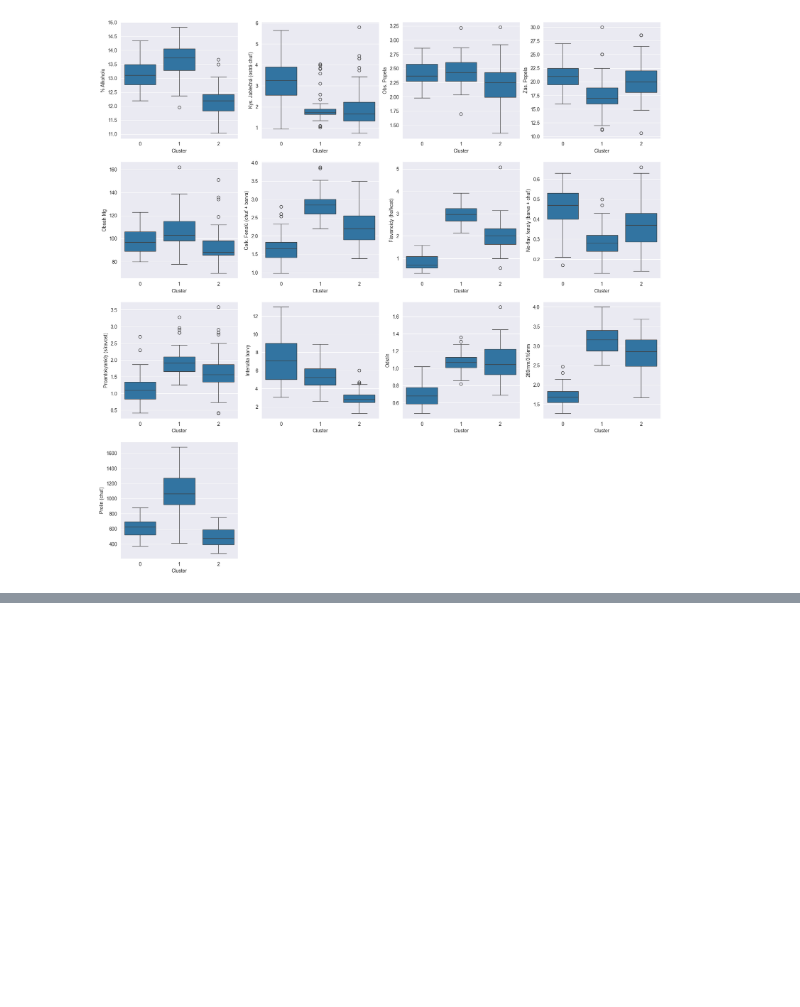
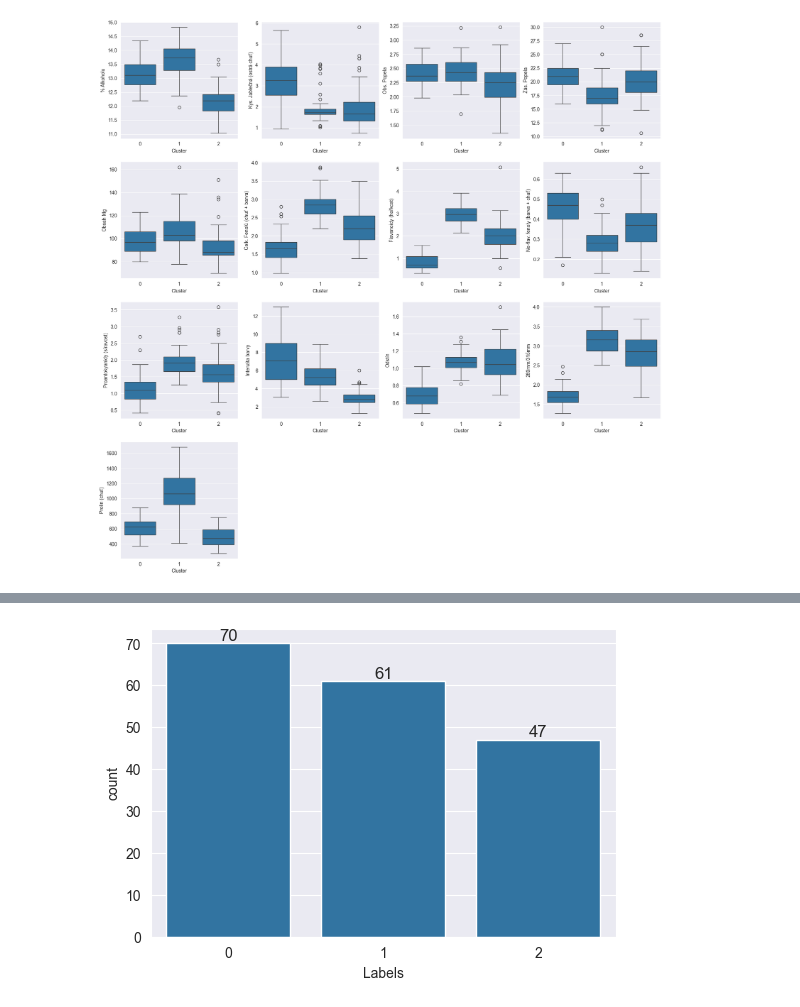
Before and after one commit to elsnoxx/VSB, a Jupyter notebook: 5_semestr/ZSU/projekt1/app.ipynb, the cells around one changed output, grey strips where cells are left out. Saved outputs shown, nothing was run; the diff lists cells and outputs as text; code cells hidden in the pictures; blank space fills up the shorter version.

```diff
--- a/5_semestr/ZSU/projekt1/app.ipynb
+++ b/5_semestr/ZSU/projekt1/app.ipynb
@@ -448,0 +536,7 @@ plt.show()
+# %%
+bisKmeans = BisectingKMeans(n_clusters=3, random_state=13).fit(encoded)
+
+bisEncoded = encoded.copy() # Sice nebudeme provádět další clustering, ale chcene mechat encoded data čístá od labels
+
+bisEncoded["Labels"] = bisKmeans.labels_
+bisEncoded
@@ -448,0 +557,18 @@ plt.show()
+# %%
+plt.figure(figsize=(6,4))
+ax = sns.countplot(data=bisEncoded, x='Labels')
+
+# Přidání číselných hodnot nad sloupce
+for p in ax.patches:
+    count = int(p.get_height())
+    ax.annotate(
+        str(count),
+        (p.get_x() + p.get_width() / 2, p.get_height()),
+        ha='center',
+        va='bottom',
+        fontsize=12
+    )
+
+plt.show()
+# %% [output]
+[figure, added]
```
Also changed, not shown: parts of 19 cells of this notebook, 6 other files.
